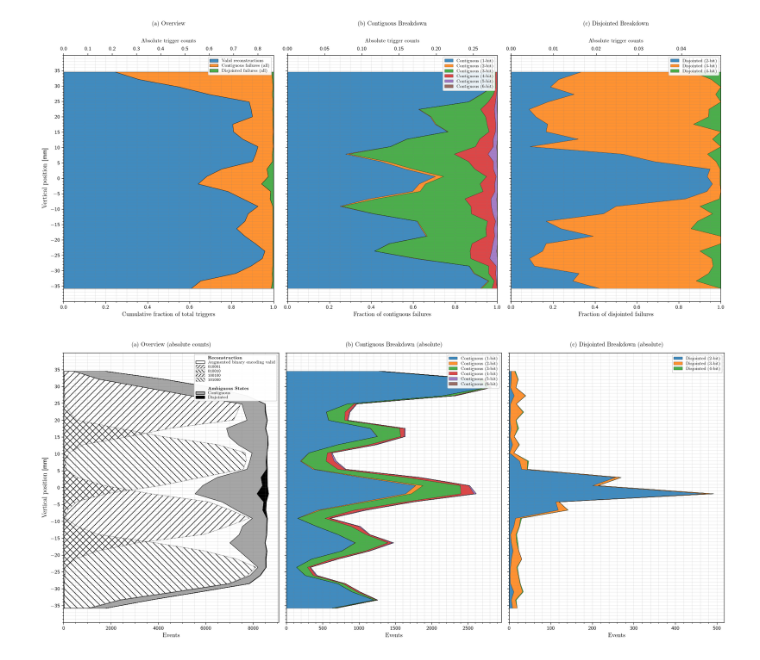
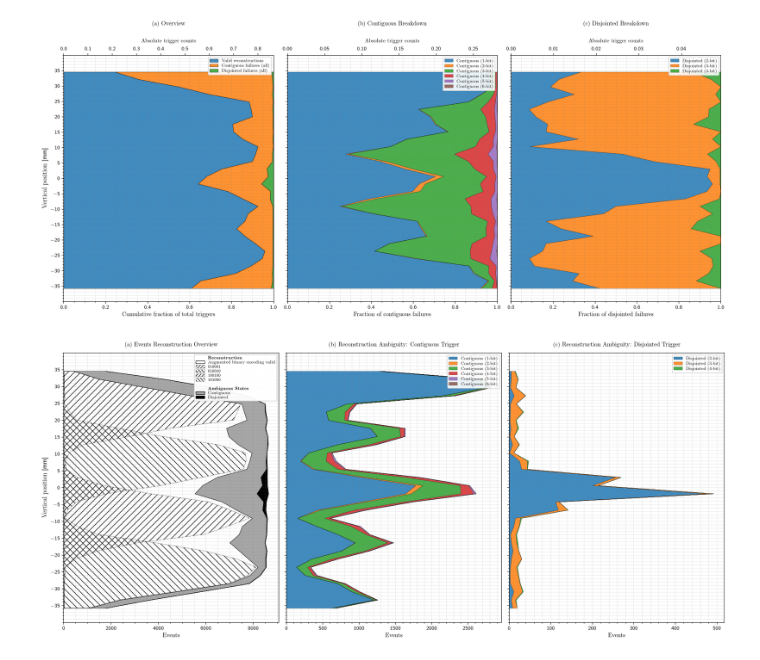
Before and after one commit to Dawson-HEP/scintillating_chamber, a Jupyter notebook: data_analysis/frequency_distribution/radecs/frequency_graphs.ipynb, the cells around one changed output. Cells and saved outputs as stored; diff of their text form; code cells hidden in the pictures.

Commit message:
rename title blocks

```diff
--- a/data_analysis/frequency_distribution/radecs/frequency_graphs.ipynb
+++ b/data_analysis/frequency_distribution/radecs/frequency_graphs.ipynb
@@ -1888,7 +1888,7 @@ xmax1 = float(np.max(c_next1)) * 1.05 if np.max(c_next1) > 0 else N_EVENTS
 ax1.set_xlim(0, xmax1)
 ax1.set_ylabel(r'Vertical position $[\mathrm{mm}]$', fontsize=12)
 ax1.set_xlabel(r'Events', fontsize=11)
-ax1.set_title(r'(a) Overview (absolute counts)', fontsize=11, pad=12)
+ax1.set_title(r'(a) Events Reconstruction Overview', fontsize=11, pad=12)
 ax1.grid(which='both', lw=0.4, ls='-', color='gray', alpha=0.3)
 ax1.minorticks_on()
 
@@ -1951,7 +1951,7 @@ for b_count in range(1, 7):
 xmax2 = float(np.max(c_curr2)) * 1.05 if np.max(c_curr2) > 0 else 100
 ax2.set_xlim(0, xmax2)
 ax2.set_xlabel(r'Events', fontsize=11)
-ax2.set_title(r'(b) Contiguous Breakdown (absolute)', fontsize=11, pad=12)
+ax2.set_title(r'(b) Reconstruction Ambiguity: Contiguous Trigger', fontsize=11, pad=12)
 ax2.grid(which='both', lw=0.4, ls='-', color='gray', alpha=0.3)
 ax2.minorticks_on()
 ax2.legend(fontsize=8, framealpha=0.9, loc='upper right')
@@ -1963,32 +1963,32 @@ c_curr3 = np.zeros_like(y_pos)
 color_idx_disjoint = 0
 
 for b_count in range(1, 7):
     indices = disjointed_by_bits[b_count]
     if not indices:
         continue
 
     counts = get_abs_counts(indices)
     c_next3 = c_curr3 + counts
 
     ax3.fill_betweenx(
         y_pos, c_curr3, c_next3,
         color=cmap_tab10(color_idx_disjoint % 10), alpha=0.85, edgecolor='black', linewidth=0.3,
         label=rf'Disjointed ({b_count}-bit)'
     )
     c_curr3 = c_next3
     color_idx_disjoint += 1
 
 xmax3 = float(np.max(c_curr3)) * 1.05 if np.max(c_curr3) > 0 else 100
 ax3.set_xlim(0, xmax3)
 ax3.set_ylim(-40, 40)
 ax3.set_yticks(np.arange(-35, 40, 5))
 ax3.set_xlabel(r'Events', fontsize=11)
-ax3.set_title(r'(c) Disjointed Breakdown (absolute)', fontsize=11, pad=12)
+ax3.set_title(r'(c) Reconstruction Ambiguity: Disjointed Trigger', fontsize=11, pad=12)
 ax3.grid(which='both', lw=0.4, ls='-', color='gray', alpha=0.3)
 ax3.minorticks_on()
 ax3.legend(fontsize=8, framealpha=0.9, loc='upper right')
 
 fig.tight_layout()
 plt.show()
 # %% [output]
-[figure, old version]
+[figure, new version]
```
